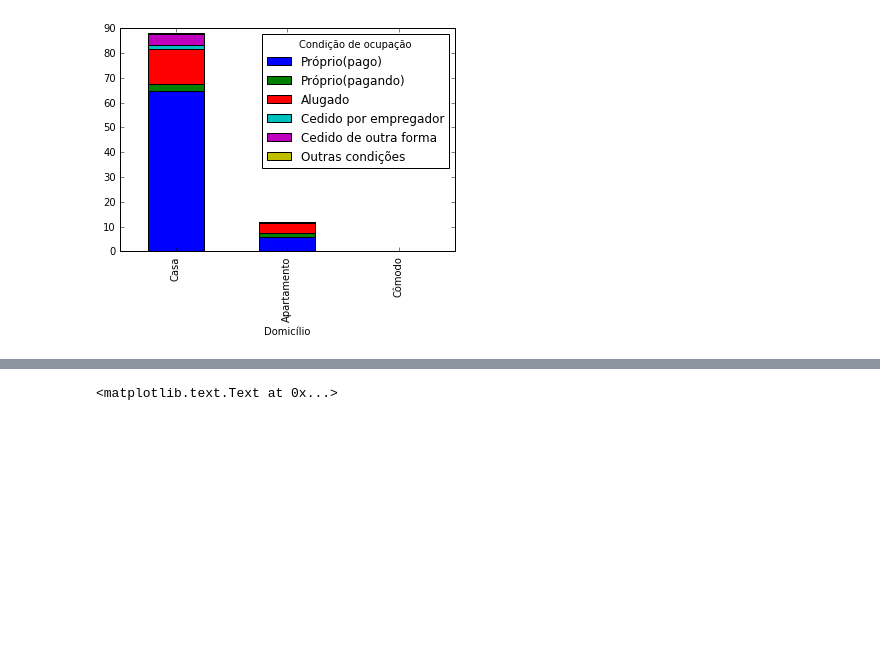
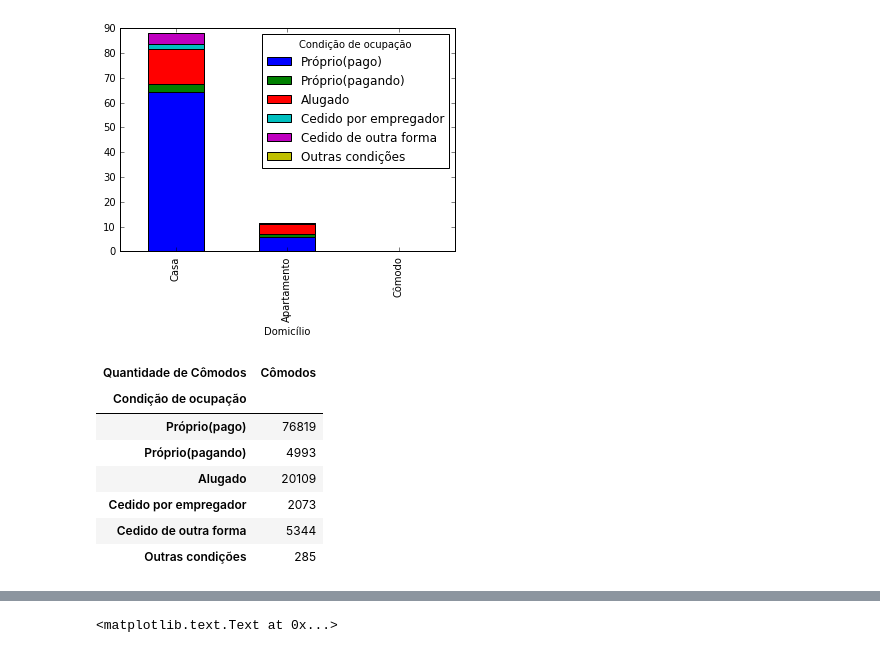
Before and after one commit to brunodratcu/CD1S17, a Jupyter notebook: Projeto1/Projeto1 Layout.ipynb, the cells around one changed output, grey strips where cells are left out. Saved outputs shown, nothing was run; the diff lists cells and outputs as text; code cells hidden in the pictures; blank space fills up the shorter version.

```diff
--- a/Projeto1/Projeto1 Layout.ipynb
+++ b/Projeto1/Projeto1 Layout.ipynb
@@ -231,4 +217,16 @@ Tabela Cruzada por total GERAL (em %):
 plot = c22.plot(kind="bar", stacked=True)
 # %% [output]
 [figure]
+# %%
+c3 = pd.crosstab(dados["Condição de ocupação"], dados["Quantidade de Cômodos"]) #Cômodos[quant_comodos] #[Cômodos])
+c3
+# %% [output]
+| Quantidade de Cômodos | Cômodos |
+| Condição de ocupação |  |
+| Próprio(pago) | 76819 |
+| Próprio(pagando) | 4993 |
+| Alugado | 20109 |
+| Cedido por empregador | 2073 |
+| Cedido de outra forma | 5344 |
+| Outras condições | 285 |
 # %%
```
Also changed, not shown: parts of 13 cells of this notebook.
